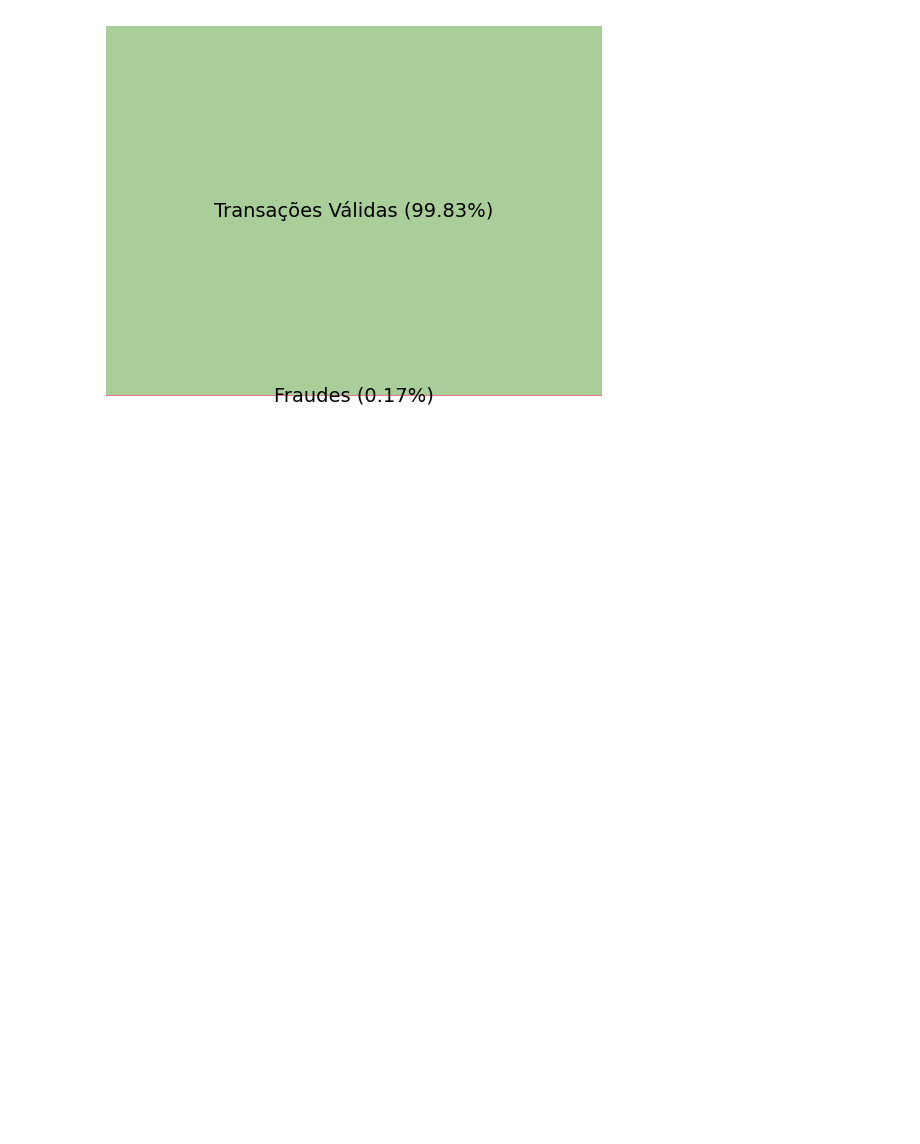
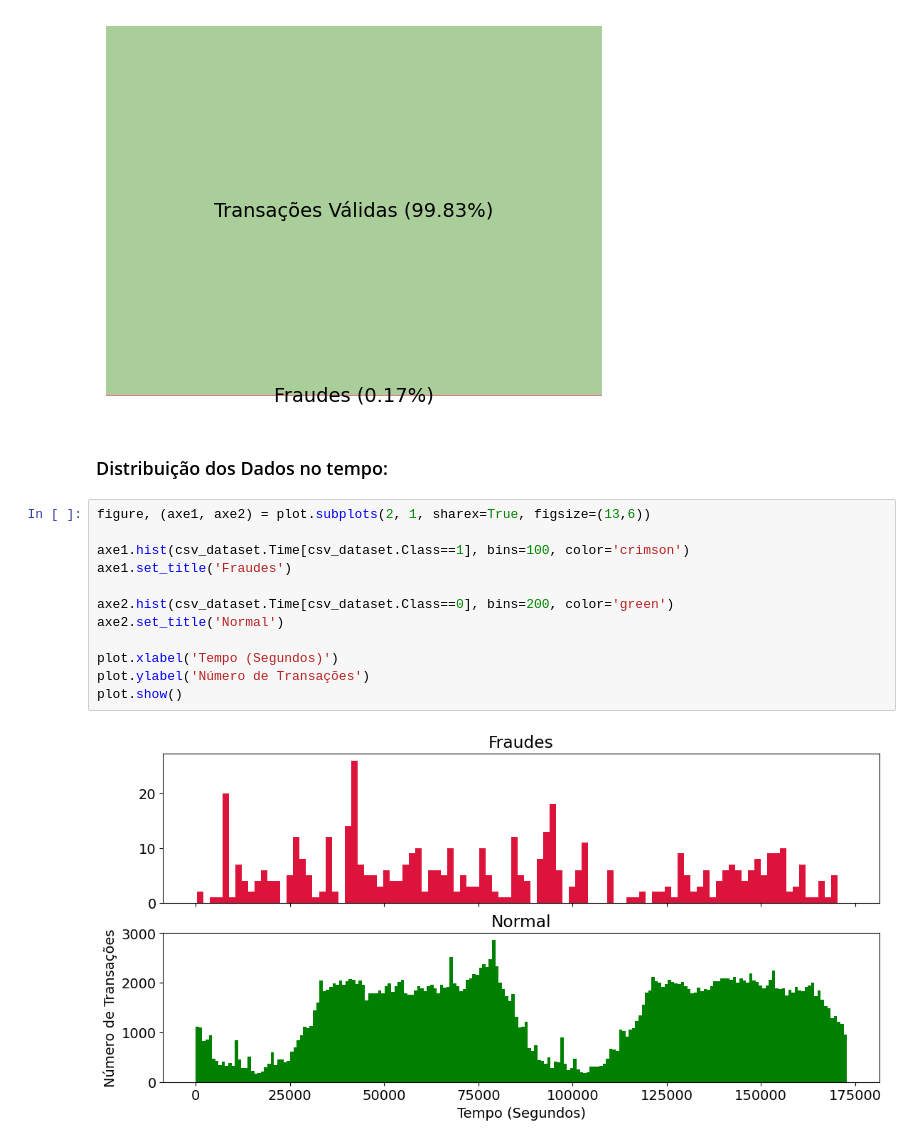
Before and after one commit to ProjektVek/TCC-UNIP, a Jupyter notebook: TCC.ipynb, the cells around one changed output. Saved outputs shown, nothing was run; the diff lists cells and outputs as text; blank space fills up the shorter version.

Commit message:
Adicionado Distribuição no tempo

```diff
--- a/TCC.ipynb
+++ b/TCC.ipynb
@@ -89,3 +89,19 @@ plot.axis('off')
 plot.show()
 # %% [output]
 [figure]
+# %% [markdown]
+### Distribuição dos Dados no tempo:
+# %%
+figure, (axe1, axe2) = plot.subplots(2, 1, sharex=True, figsize=(13,6))
+
+axe1.hist(csv_dataset.Time[csv_dataset.Class==1], bins=100, color='crimson')
+axe1.set_title('Fraudes')
+
+axe2.hist(csv_dataset.Time[csv_dataset.Class==0], bins=200, color='green')
+axe2.set_title('Normal')
+
+plot.xlabel('Tempo (Segundos)')
+plot.ylabel('Número de Transações')
+plot.show()
+# %% [output]
+[figure, added]
```
